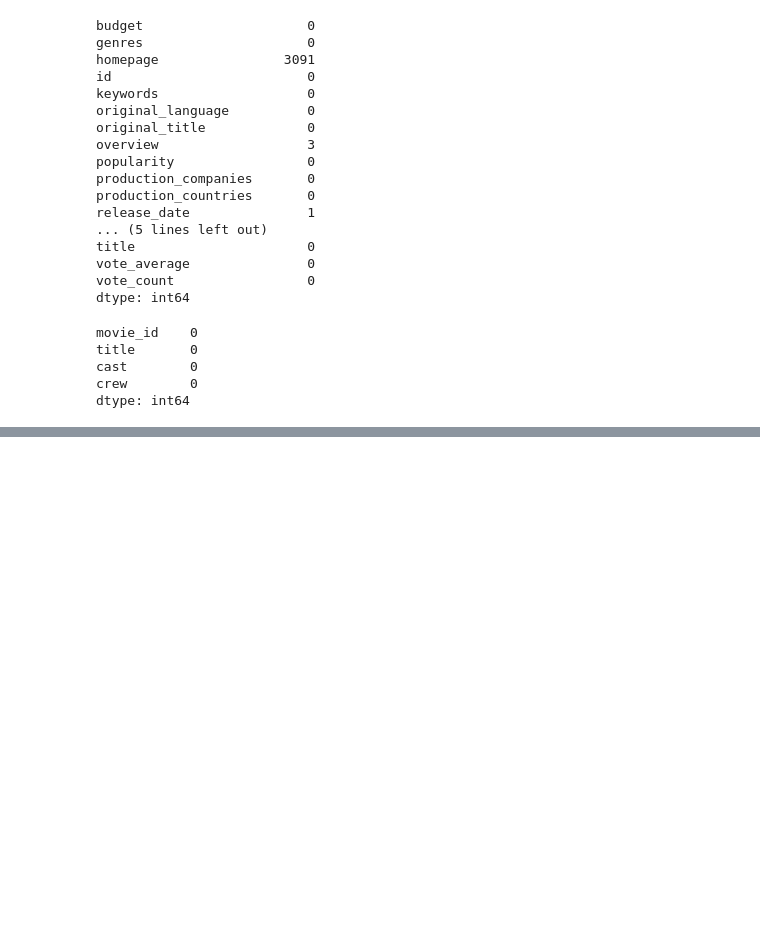
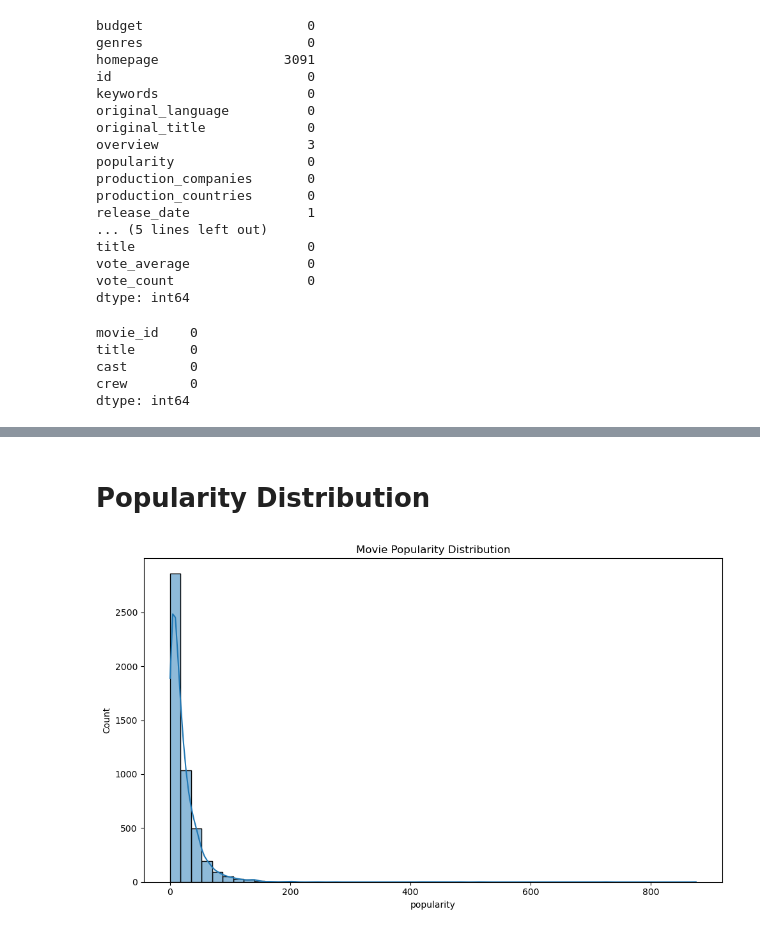
Before and after one commit to Bitttu4/Movie-Recommendation-System, a Jupyter notebook: notebooks/Movie-Recommendation-System.ipynb, the cells around one changed output, grey strips where cells are left out. Cells and saved outputs as stored; diff of their text form; code cells hidden in the pictures; blank space fills up the shorter version.

```diff
--- a/notebooks/Movie-Recommendation-System.ipynb
+++ b/notebooks/Movie-Recommendation-System.ipynb
@@ -167,0 +247,18 @@ dtype: int64
+# %% [markdown]
+# Popularity Distribution
+# %%
+plt.figure(figsize=(10,6))
+
+sns.histplot(
+    movies['popularity'],
+    bins=50,
+    kde=True
+)
+
+plt.title("Movie Popularity Distribution")
+
+save_plot("popularity_distribution.png")
+
+plt.show()
+# %% [output]
+[figure, added]
```
Also changed, not shown: parts of 10 cells of this notebook, 4 other files.
